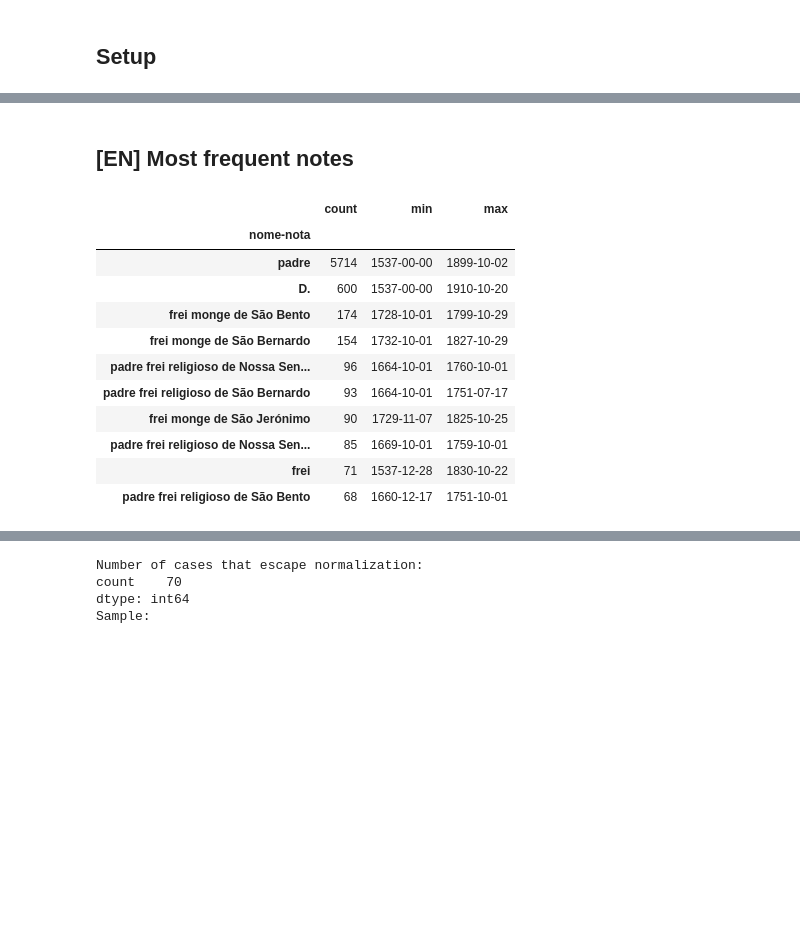
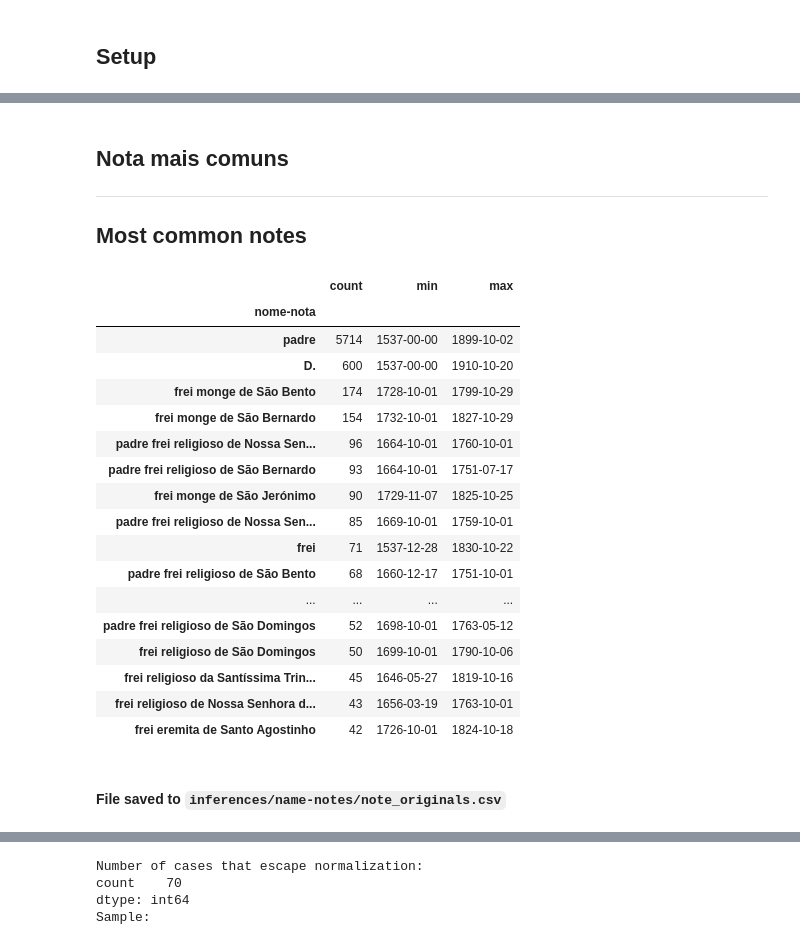
Before and after one commit to joaquimrcarvalho/fauc1537-1919, a Jupyter notebook: notebooks/021-students_attributes.ipynb, the cells around one changed output, grey strips where cells are left out. Drawn from its saved outputs; the diff is of its cells as text; code cells hidden in the pictures; blank space fills up the shorter version.

```diff
--- a/notebooks/021-students_attributes.ipynb
+++ b/notebooks/021-students_attributes.ipynb
@@ -88,27 +110,39 @@ name_notes.head(10).fillna("")
 | 128122 | Bernardo José Osório Cabral | m | padre | 1744-10-30 | 1749-10-01 |  |  | sim |  |
 | 128152 | Feliciano Cabral | m | frei religioso da Ordem São Bernardo | 1699-10-01 | 1701-10-01 | Ordem de São Bernardo | frei |  |  |
 # %% [markdown]
-## **[EN]** Most frequent notes
+## Nota mais comuns
+
+---
+
+## Most common notes
 # %%
 import numpy as np
 
 no_crossref = name_notes['uc-entrada'] != '0000-00-00'
 notes_ncf = name_notes[no_crossref]
 notes_count = notes_ncf.groupby('nome-nota')['uc-entrada'].agg(['count','min','max'])
 notes_count.sort_values('count',ascending = False, inplace=True)
-notes_count.head(10)
+notes_count.head(20)
 # %% [output]
 |  | count | min | max |
 | nome-nota |  |  |  |
 | padre | 5714 | 1537-00-00 | 1899-10-02 |
 | D. | 600 | 1537-00-00 | 1910-10-20 |
 | frei monge de São Bento | 174 | 1728-10-01 | 1799-10-29 |
 | frei monge de São Bernardo | 154 | 1732-10-01 | 1827-10-29 |
 | padre frei religioso de Nossa Sen... | 96 | 1664-10-01 | 1760-10-01 |
 | padre frei religioso de São Bernardo | 93 | 1664-10-01 | 1751-07-17 |
 | frei monge de São Jerónimo | 90 | 1729-11-07 | 1825-10-25 |
 | padre frei religioso de Nossa Sen... | 85 | 1669-10-01 | 1759-10-01 |
 | frei | 71 | 1537-12-28 | 1830-10-22 |
 | padre frei religioso de São Bento | 68 | 1660-12-17 | 1751-10-01 |
+| ... | ... | ... | ... |
+| padre frei religioso de São Domingos | 52 | 1698-10-01 | 1763-05-12 |
+| frei religioso de São Domingos | 50 | 1699-10-01 | 1790-10-06 |
+| frei religioso da Santíssima Trin... | 45 | 1646-05-27 | 1819-10-16 |
+| frei religioso de Nossa Senhora d... | 43 | 1656-03-19 | 1763-10-01 |
+| frei eremita de Santo Agostinho | 42 | 1726-10-01 | 1824-10-18 |
 # %%
 notes_count.to_csv('../inferences/name-notes/note_originals.csv',sep=',')
+# %% [markdown]
+#### File saved to `inferences/name-notes/note_originals.csv`
```
Also changed, not shown: parts of 39 cells of this notebook, 5 other files.
